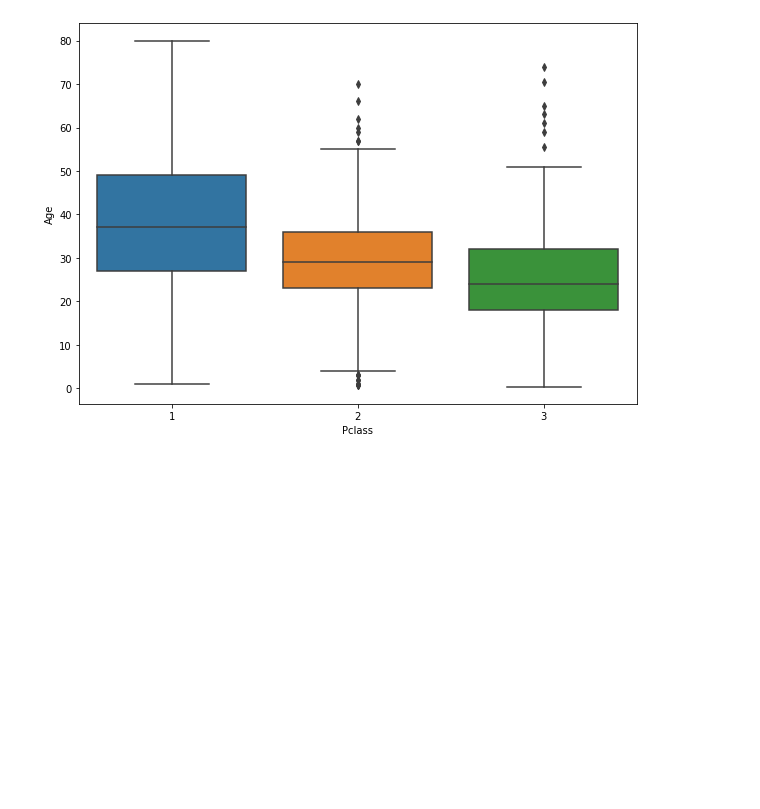
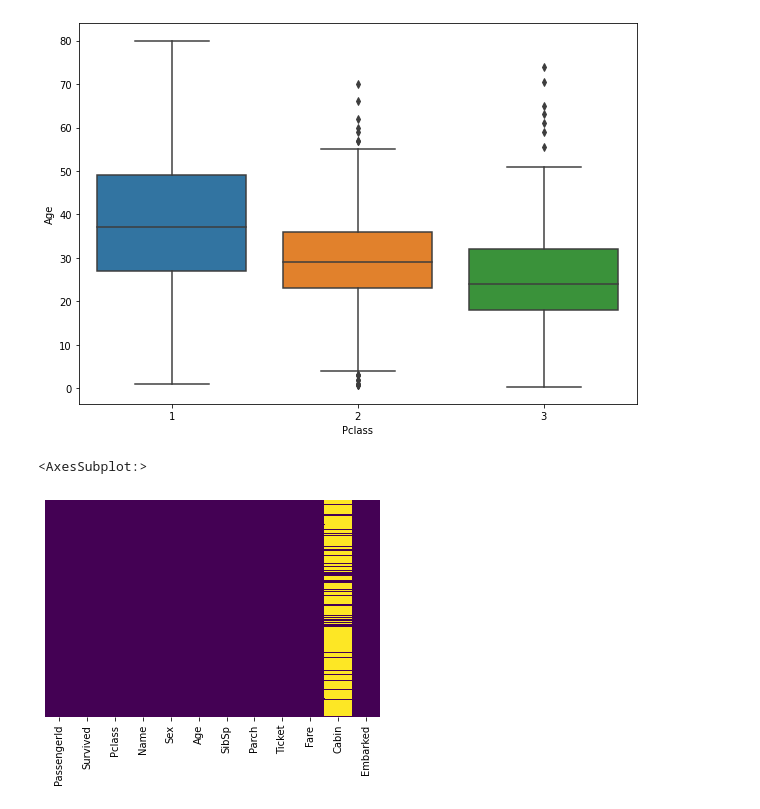
Before and after one commit to iproduct/course-ml, a Jupyter notebook: 08-machine_learning_jupyter/logistic_regression.ipynb, the cells around one changed output. Saved outputs shown, nothing was run; the diff lists cells and outputs as text; code cells hidden in the pictures; blank space fills up the shorter version.

```diff
--- a/08-machine_learning_jupyter/logistic_regression.ipynb
+++ b/08-machine_learning_jupyter/logistic_regression.ipynb
@@ -68,3 +71,29 @@ sns.boxplot(x='Pclass', y='Age', data=train)
 # %% [output]
 <AxesSubplot:xlabel='Pclass', ylabel='Age'>
 [figure]
+# %%
+# Create function to impute the age value if it is null
+def impute_age(cols):
+    Age = cols[0]
+    Pclass = cols[1]
+
+    if pd.isnull(Age):
+
+        if Pclass == 1:
+            return 37
+        elif Pclass == 2:
+            return 29
+        else:
+            return 24
+    else:
+        return Age
+# Apply function to impute the age for missing values
+# The age column is at position 0
+# The pclass column is at position 1
+# axis -> argument refers to columns instead of rows to apply the impute_age function
+train['Age'] = train[['Age', 'Pclass']].apply(impute_age, axis=1)
+# test['Age'] = test[['Age', 'Pclass']].apply(impute_age, axis=1)
+sns.heatmap(data = train.isnull(), yticklabels=False, cbar=False, cmap='viridis')
+# %% [output]
+<AxesSubplot:>
+[figure, added]
```
Also changed, not shown: parts of 10 cells of this notebook.
